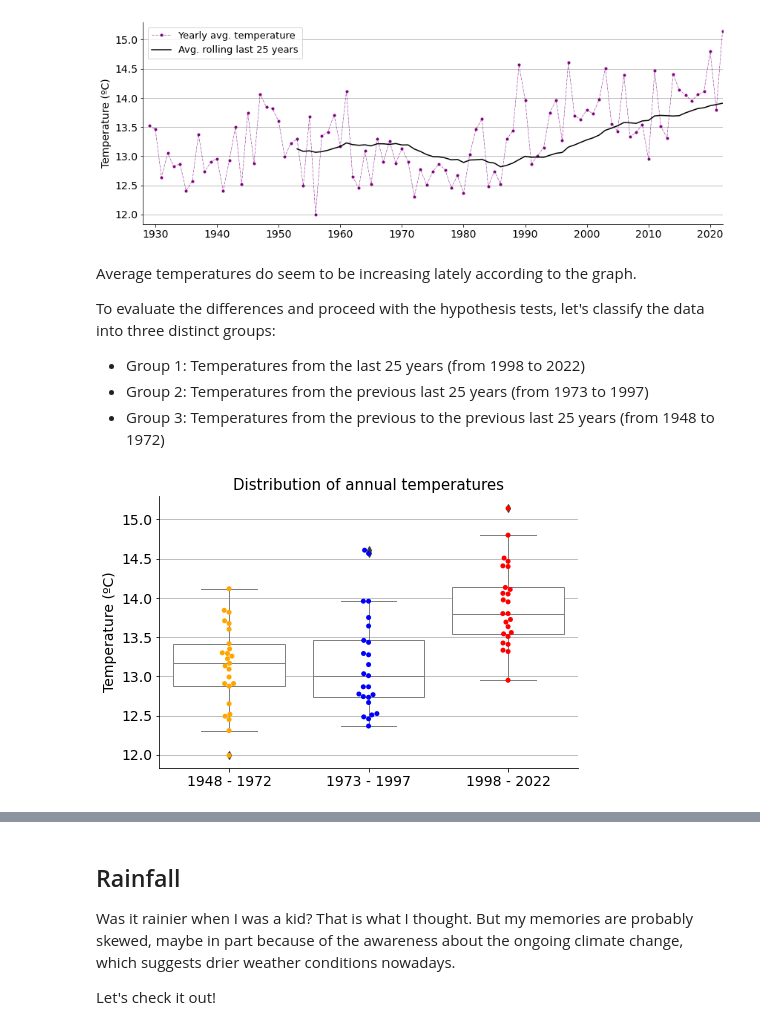
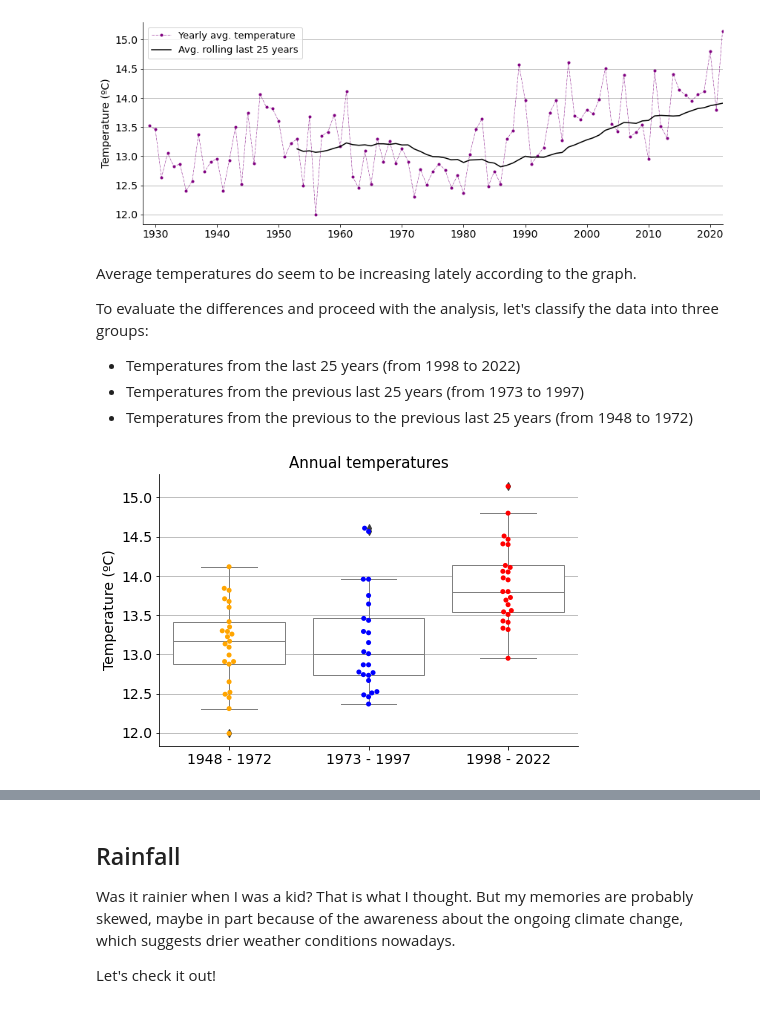
Before and after one commit to mikel-imaz/projects, a Jupyter notebook: jupyter-book/notebooks/climate.ipynb, the cells around one changed output, grey strips where cells are left out. Drawn from its saved outputs; the diff is of its cells as text; code cells hidden in the pictures.

```diff
--- a/jupyter-book/notebooks/climate.ipynb
+++ b/jupyter-book/notebooks/climate.ipynb
@@ -176,10 +177,10 @@ plt.show()
 # %% [markdown]
 Average temperatures do seem to be increasing lately according to the graph.
 
-To evaluate the differences and proceed with the hypothesis tests, let's classify the data into three distinct groups:
-- Group 1: Temperatures from the last 25 years (from 1998 to 2022)
-- Group 2: Temperatures from the previous last 25 years (from 1973 to 1997)
-- Group 3: Temperatures from the previous to the previous last 25 years (from 1948 to 1972)
+To evaluate the differences and proceed with the analysis, let's classify the data into three groups:
+- Temperatures from the last 25 years (from 1998 to 2022)
+- Temperatures from the previous last 25 years (from 1973 to 1997)
+- Temperatures from the previous to the previous last 25 years (from 1948 to 1972)
 # %%
 # Split and convert to numpy array
 temp_48_72 = yearly_temp.loc[1948:1972].to_numpy().flatten()
@@ -187,32 +188,32 @@ temp_73_97 = yearly_temp.loc[1973:1997].to_numpy().flatten()
 temp_98_22 = yearly_temp.loc[1998:2022].to_numpy().flatten()
 
 # Create dataframe
 df_temp = pd.DataFrame({"temp_48_72": temp_48_72,
                         "temp_73_97": temp_73_97,
                         "temp_98_22": temp_98_22,
                        }).melt()
 
 # Make bee swarm plot
 fig, ax = plt.subplots(figsize=(7.5, 5))
 sns.swarmplot(ax=ax, x="variable", y="value", data=df_temp,
               hue="variable", palette=["orange", "blue", "red"])
 sns.boxplot(ax=ax, x="variable", y="value", data=df_temp,
             boxprops=dict(linewidth=1, facecolor='white', edgecolor='grey', alpha=1),
                 whiskerprops=dict(linewidth=1, color='grey', alpha=1),
                 medianprops=dict(linewidth=1, color="grey", alpha=1),
                 capprops=dict(linewidth=1, color='grey', alpha=1))
 
 ax.grid(axis="y")
 ax.set_axisbelow(True)
 ax.tick_params(axis='x', labelsize=14, rotation=0)
 ax.tick_params(axis='y', labelsize=14)
-ax.set_title("Distribution of annual temperatures", size=15)
+ax.set_title("Annual temperatures", size=15)
 ax.set_xlabel("")
 ax.set_ylabel("Temperature (ºC)", size=14)
 ax.legend().set_visible(False)
 ax.set_xticklabels(["1948 - 1972", "1973 - 1997", "1998 - 2022"], rotation=0)
 sns.despine()
 
 plt.show()
 # %% [output]
-[figure, old version]
+[figure, new version]
```
Also changed, not shown: parts of 35 cells of this notebook, 1 other file.
